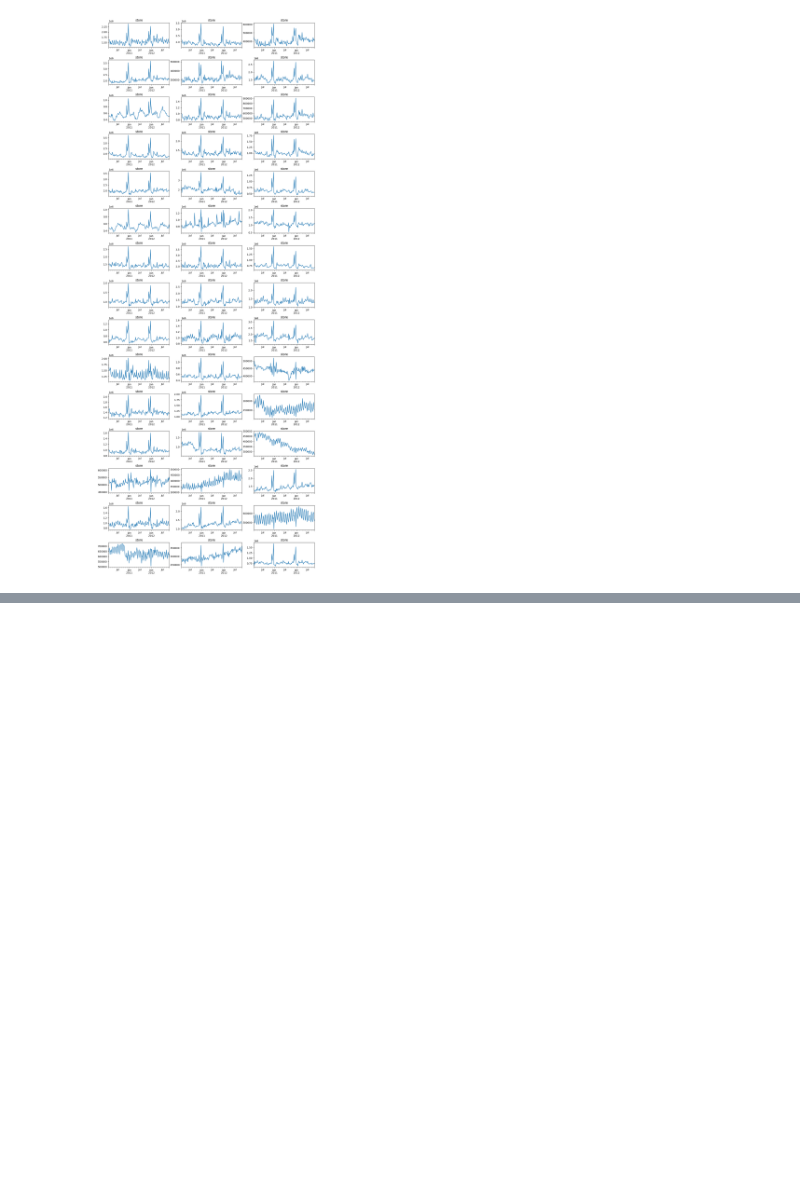
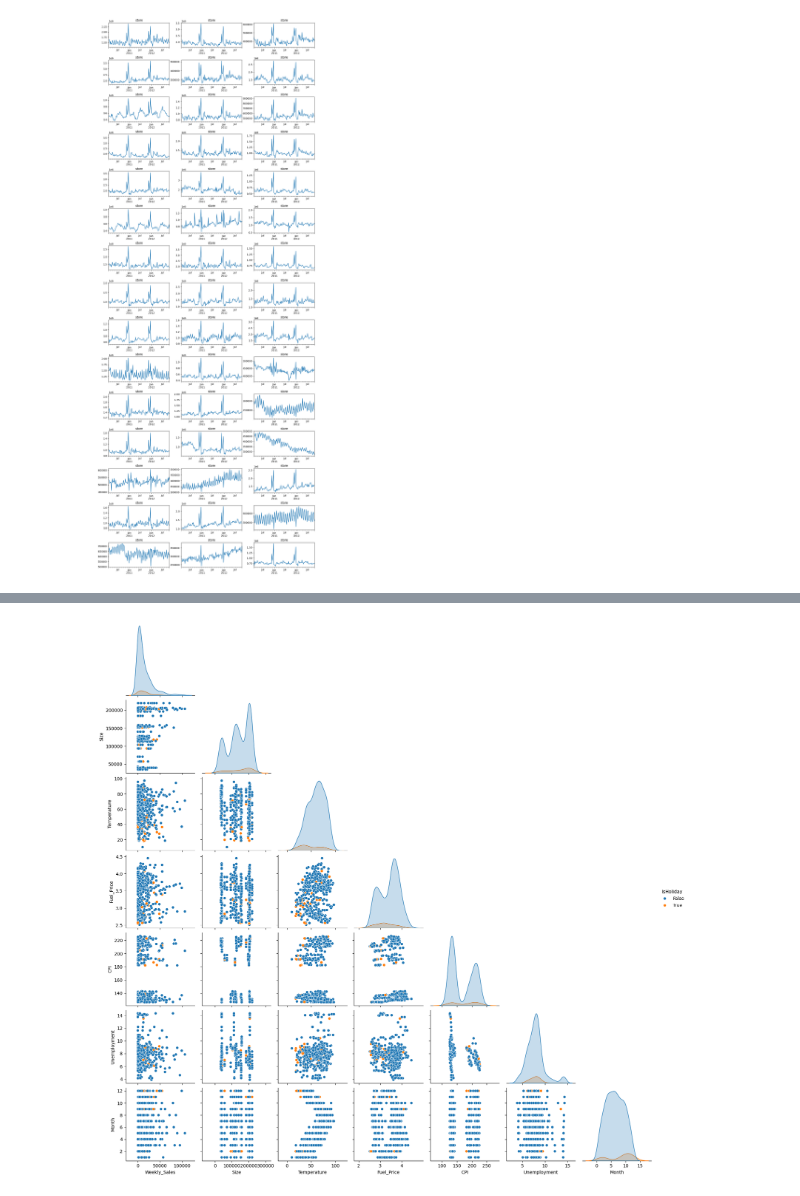
Before and after one commit to Rezashatery/Walmart-Recruiting---Store-Sales-Forecasting, a Jupyter notebook: sales-forecasting.ipynb, the cells around one changed output, grey strips where cells are left out. Saved outputs shown, nothing was run; the diff lists cells and outputs as text; code cells hidden in the pictures; blank space fills up the shorter version.

```diff
--- a/sales-forecasting.ipynb
+++ b/sales-forecasting.ipynb
@@ -232,0 +256,6 @@ plt.show()
+# %%
+# make a pair plot to do comparison
+sns.pairplot(df.sample(500,random_state=5),hue="IsHoliday",corner=True)
+plt.show()
+# %% [output]
+[figure, added]
```
Also changed, not shown: parts of 4 cells of this notebook.
